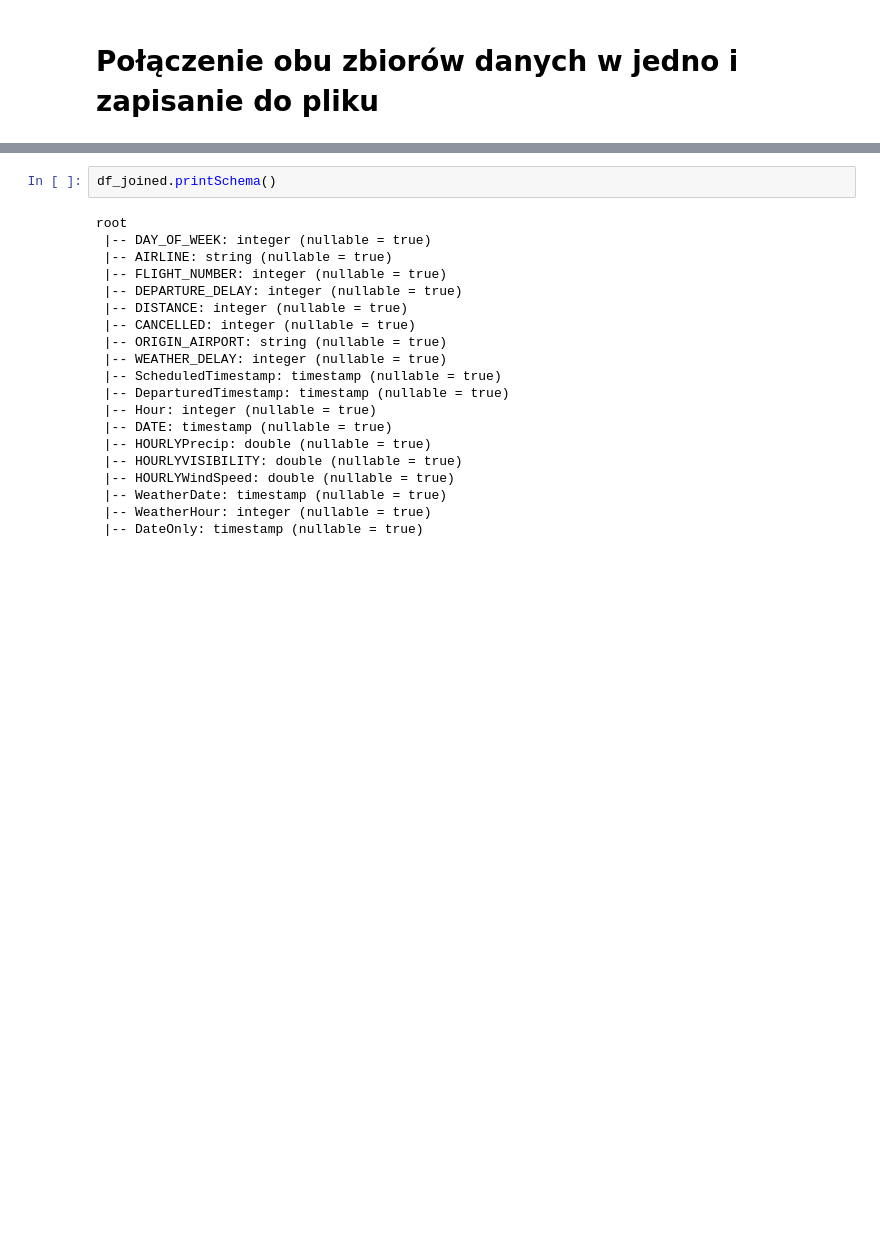
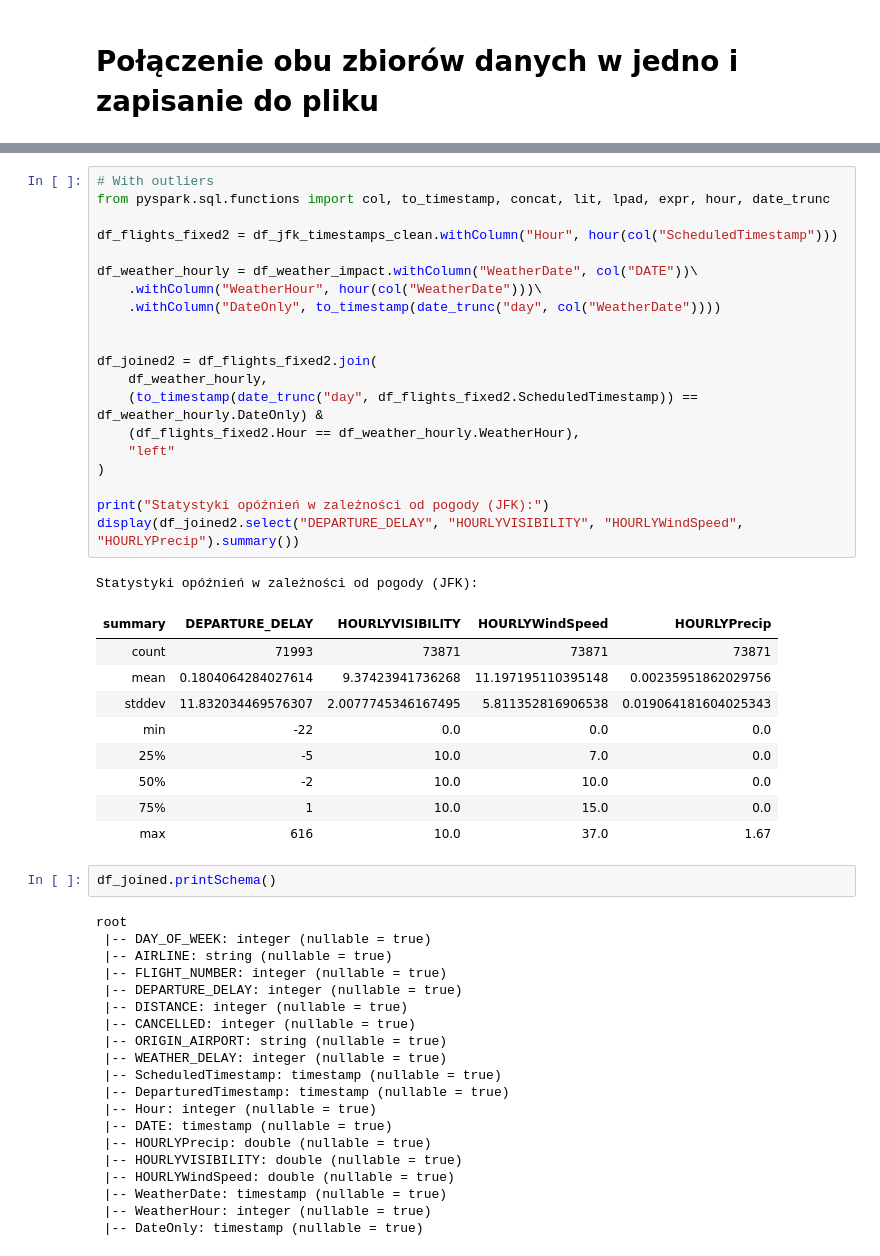
Before and after one commit to Kamicia8/databricks-flight-lakehouse, a Jupyter notebook: data_cleaning.ipynb, the cells around one changed output, grey strips where cells are left out. Drawn from its saved outputs; the diff is of its cells as text; blank space fills up the shorter version.

```diff
--- a/data_cleaning.ipynb
+++ b/data_cleaning.ipynb
@@ -397,6 +394,37 @@ Statystyki opóźnień w zależności od pogody (JFK):
 | 50% | -3 | 10.0 | 10.0 | 0.0 |
 | 75% | 0 | 10.0 | 15.0 | 0.0 |
 | max | 17 | 10.0 | 37.0 | 1.67 |
+# %%
+# With outliers
+from pyspark.sql.functions import col, to_timestamp, concat, lit, lpad, expr, hour, date_trunc
+
+df_flights_fixed2 = df_jfk_timestamps_clean.withColumn("Hour", hour(col("ScheduledTimestamp")))
+
+df_weather_hourly = df_weather_impact.withColumn("WeatherDate", col("DATE"))\
+    .withColumn("WeatherHour", hour(col("WeatherDate")))\
+    .withColumn("DateOnly", to_timestamp(date_trunc("day", col("WeatherDate"))))
+
+
+df_joined2 = df_flights_fixed2.join(
+    df_weather_hourly,
+    (to_timestamp(date_trunc("day", df_flights_fixed2.ScheduledTimestamp)) == df_weather_hourly.DateOnly) &
+    (df_flights_fixed2.Hour == df_weather_hourly.WeatherHour),
+    "left"
+)
+
+print("Statystyki opóźnień w zależności od pogody (JFK):")
+display(df_joined2.select("DEPARTURE_DELAY", "HOURLYVISIBILITY", "HOURLYWindSpeed", "HOURLYPrecip").summary())
+# %% [output]
+Statystyki opóźnień w zależności od pogody (JFK):
+| summary | DEPARTURE_DELAY | HOURLYVISIBILITY | HOURLYWindSpeed | HOURLYPrecip |
+| count | 71993 | 73871 | 73871 | 73871 |
+| mean | 0.1804064284027614 | 9.37423941736268 | 11.197195110395148 | 0.00235951862029756 |
+| stddev | 11.832034469576307 | 2.0077745346167495 | 5.811352816906538 | 0.019064181604025343 |
+| min | -22 | 0.0 | 0.0 | 0.0 |
+| 25% | -5 | 10.0 | 7.0 | 0.0 |
+| 50% | -2 | 10.0 | 10.0 | 0.0 |
+| 75% | 1 | 10.0 | 15.0 | 0.0 |
+| max | 616 | 10.0 | 37.0 | 1.67 |
 # %%
 df_joined.printSchema()
 # %% [output]
```
Also changed, not shown: parts of 44 cells of this notebook, 2 other files.
